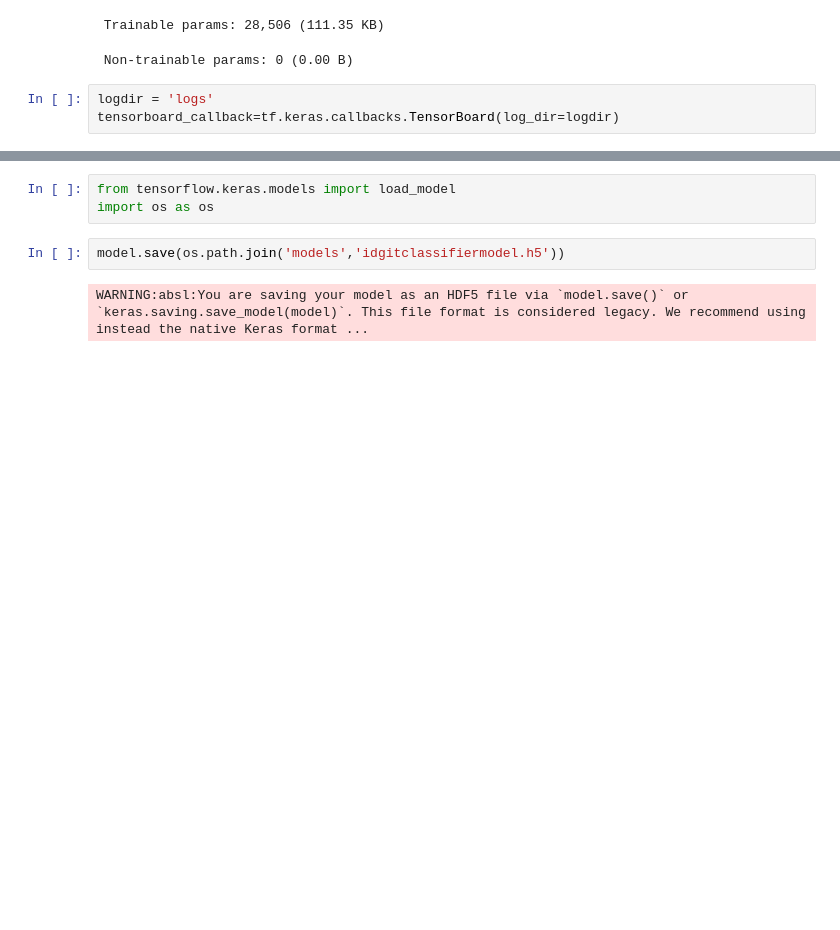
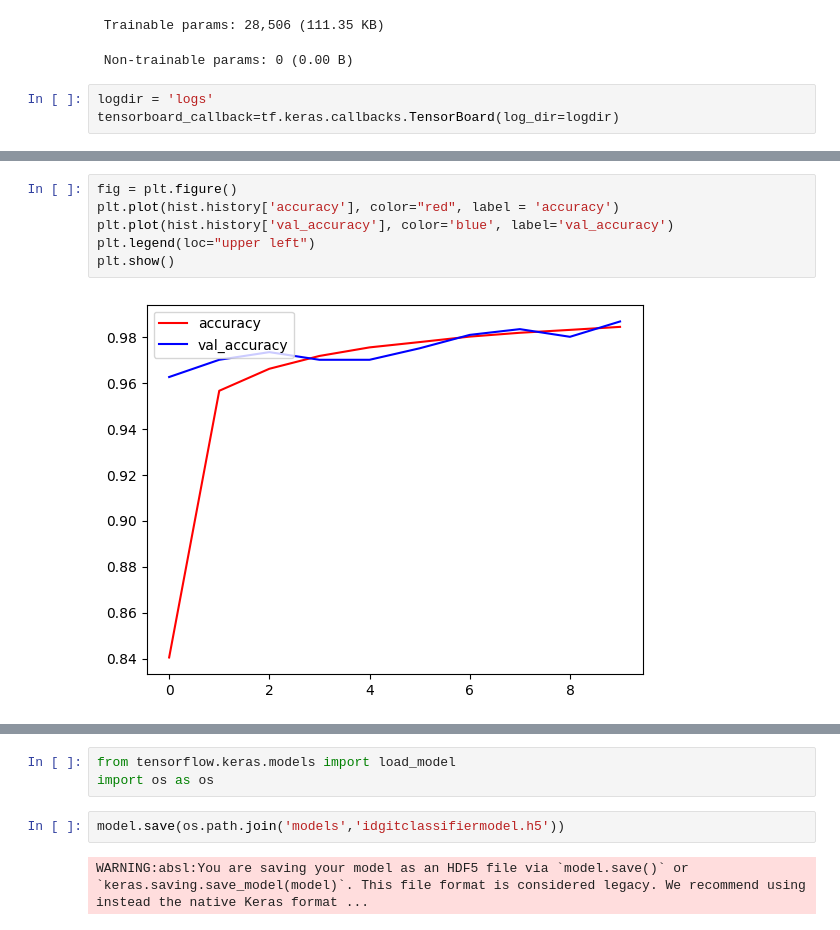
Before and after one commit to cgreco812/Digit-Classifier, a Jupyter notebook: DigitClassifier.ipynb, the cells around one changed output, grey strips where cells are left out. Cells and saved outputs as stored; diff of their text form; blank space fills up the shorter version.

```diff
--- a/DigitClassifier.ipynb
+++ b/DigitClassifier.ipynb
@@ -121 +129,9 @@ Epoch 10/10
+# %%
+fig = plt.figure()
+plt.plot(hist.history['accuracy'], color="red", label = 'accuracy')
+plt.plot(hist.history['val_accuracy'], color='blue', label='val_accuracy')
+plt.legend(loc="upper left")
+plt.show()
+# %% [output]
+[figure, added]
 # %%
```
Also changed, not shown: parts of 10 cells of this notebook.
